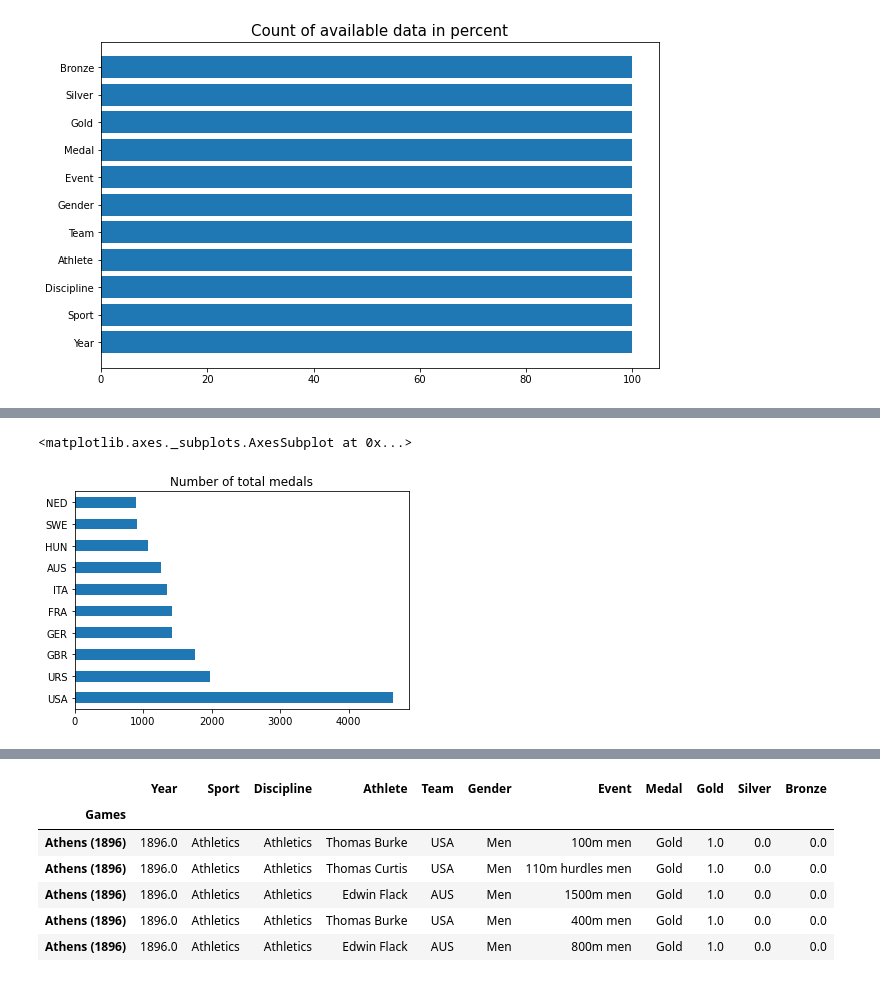
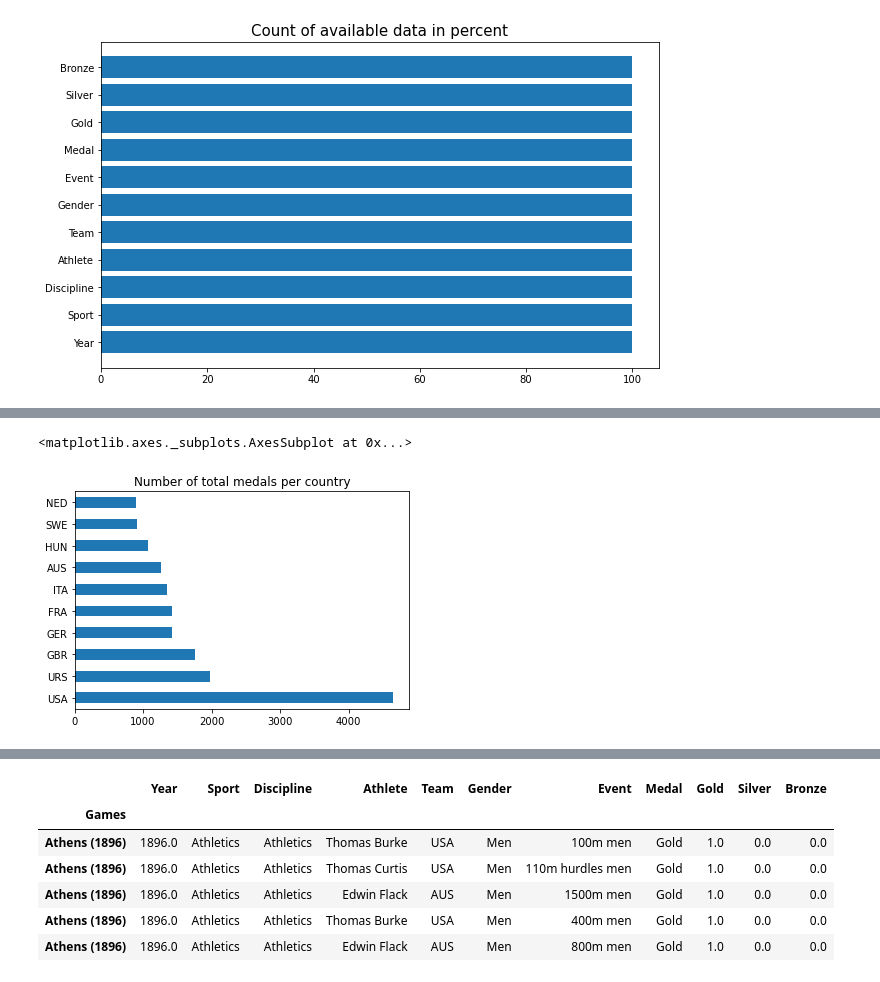
Before and after one commit to bobdewitte/Bynder, a Jupyter notebook: Assessment.ipynb, the cells around one changed output, grey strips where cells are left out. Saved outputs shown, nothing was run; the diff lists cells and outputs as text; code cells hidden in the pictures.

```diff
--- a/Assessment.ipynb
+++ b/Assessment.ipynb
@@ -66,8 +84,8 @@ data.head()
 # %%
 # Number of medals
 (data['Team'].value_counts()[:10]).plot(kind='barh',
-                                        title = 'Number of total medals')
+                                        title = 'Number of total medals per country')
 # %% [output]
 <matplotlib.axes._subplots.AxesSubplot at 0x...>
-[figure, old version]
+[figure, new version]
 # %%
```
Also changed, not shown: parts of 22 cells of this notebook, 1 other file.
